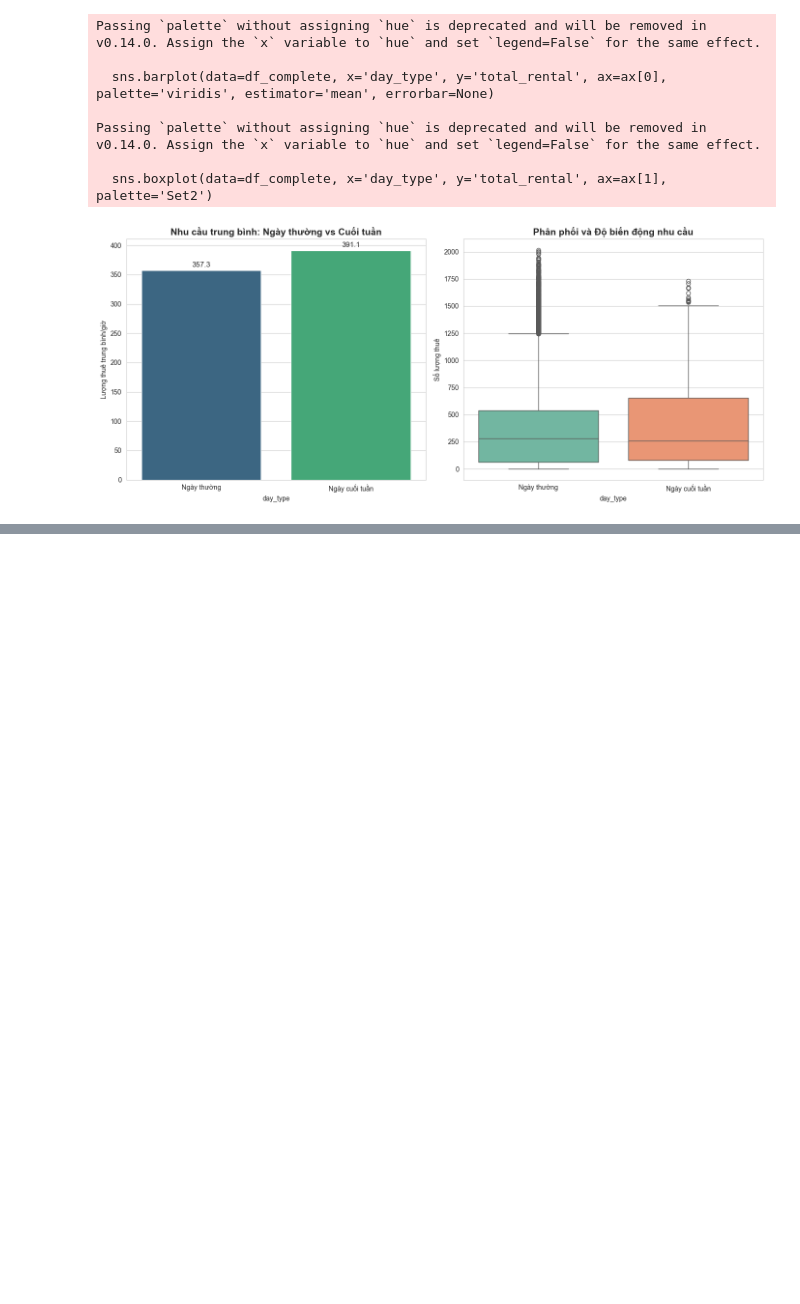
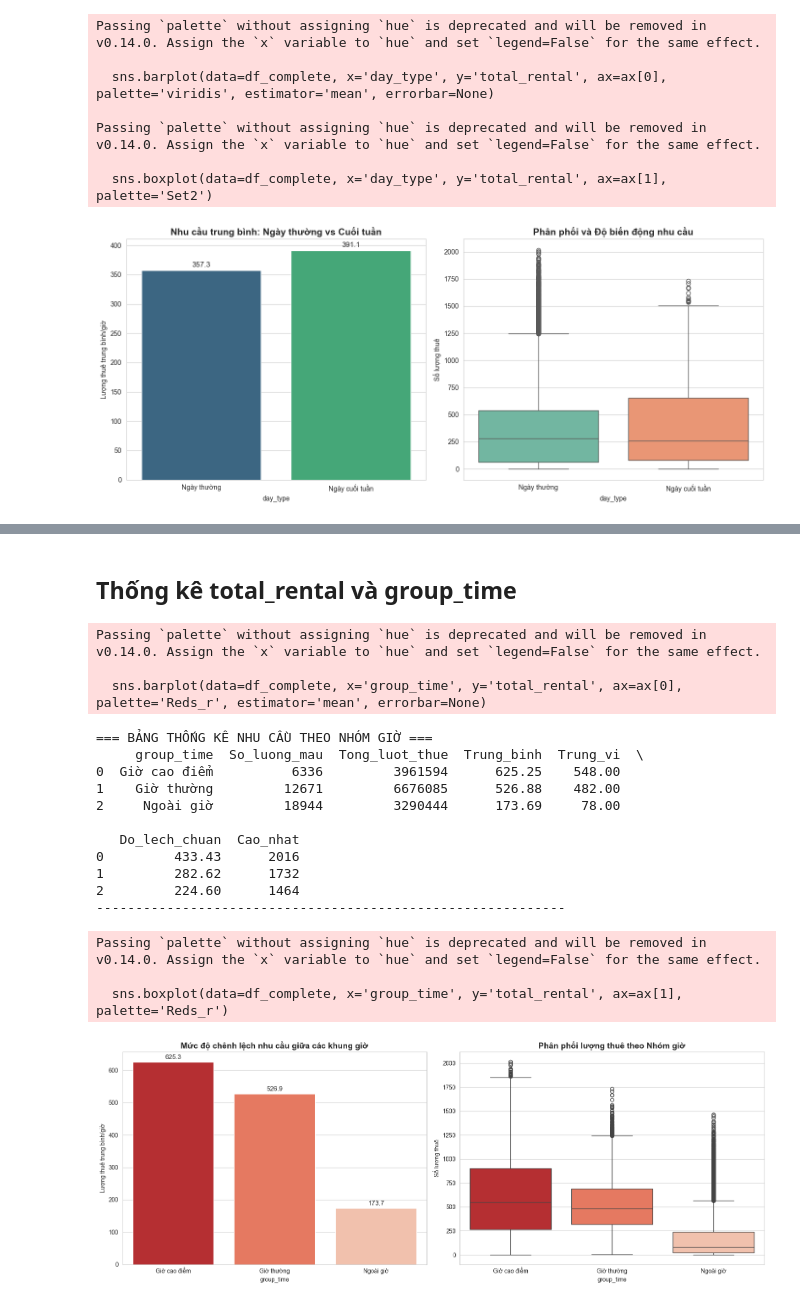
Before and after one commit to thanhhao1207-cell/bike-sharing-demand-forecast, a Jupyter notebook: notebook/experiment (1).ipynb, the cells around one changed output, grey strips where cells are left out. Drawn from its saved outputs; the diff is of its cells as text; code cells hidden in the pictures; blank space fills up the shorter version.

```diff
--- a/notebook/experiment (1).ipynb
+++ b/notebook/experiment (1).ipynb
@@ -359,3 +459,67 @@ Passing `palette` without assigning `hue` is deprecated and will be removed in v
+# %% [markdown]
+## Thống kê total_rental và group_time
+# %%
+# 1. THIẾT LẬP THỨ TỰ HIỂN THỊ (Logical Order)
+# Sắp xếp từ quan trọng nhất đến ít quan trọng nhất
+time_order = ['Giờ cao điểm', 'Giờ thường', 'Ngoài giờ']
+
+# Kiểm tra xem dữ liệu có khớp tên không để ép kiểu
+if set(df_complete['group_time'].unique()).issubset(set(time_order)):
+    df_complete['group_time'] = pd.Categorical(df_complete['group_time'], categories=time_order, ordered=True)
+
+# 2. TÍNH BẢNG THỐNG KÊ CHI TIẾT
+stats_time = df_complete.groupby('group_time')['total_rental'].agg(
+    So_luong_mau=('count'),
+    Tong_luot_thue=('sum'),
+    Trung_binh=('mean'),
+    Trung_vi=('median'),
+    Do_lech_chuan=('std'),
+    Cao_nhat=('max')
+).reset_index()
+
+print("=== BẢNG THỐNG KÊ NHU CẦU THEO NHÓM GIỜ ===")
+print(stats_time)
+print("-" * 60)
+
+# 3. VẼ BIỂU ĐỒ (2 HÌNH)
+fig, ax = plt.subplots(1, 2, figsize=(16, 6))
+
+# Hình 1: Barplot (Trung bình)
+# Dùng palette 'Reds_r' (Đỏ đậm -> Nhạt) để nhấn mạnh sự cấp thiết của Giờ cao điểm
+sns.barplot(data=df_complete, x='group_time', y='total_rental', ax=ax[0], palette='Reds_r', estimator='mean', errorbar=None)
+ax[0].set_title('Mức độ chênh lệch nhu cầu giữa các khung giờ', fontsize=14, fontweight='bold')
+ax[0].set_ylabel('Lượng thuê trung bình/giờ')
+
+# Hiện số lên đầu cột
+for container in ax[0].containers:
+    ax[0].bar_label(container, fmt='%.1f', padding=3, fontsize=11)
+
+# Hình 2: Boxplot (Phân phối)
+sns.boxplot(data=df_complete, x='group_time', y='total_rental', ax=ax[1], palette='Reds_r')
+ax[1].set_title('Phân phối lượng thuê theo Nhóm giờ', fontsize=14, fontweight='bold')
+ax[1].set_ylabel('Số lượng thuê')
+
+plt.tight_layout()
+plt.show()
+# %% [output]
+Passing `palette` without assigning `hue` is deprecated and will be removed in v0.14.0. Assign the `x` variable to `hue` and set `legend=False` for the same effect.
+
+  sns.barplot(data=df_complete, x='group_time', y='total_rental', ax=ax[0], palette='Reds_r', estimator='mean', errorbar=None)
+=== BẢNG THỐNG KÊ NHU CẦU THEO NHÓM GIỜ ===
+     group_time  So_luong_mau  Tong_luot_thue  Trung_binh  Trung_vi  \
+0  Giờ cao điểm          6336         3961594      625.25    548.00
+1    Giờ thường         12671         6676085      526.88    482.00
+2     Ngoài giờ         18944         3290444      173.69     78.00
+
+   Do_lech_chuan  Cao_nhat
+0         433.43      2016
+1         282.62      1732
+2         224.60      1464
+------------------------------------------------------------
+Passing `palette` without assigning `hue` is deprecated and will be removed in v0.14.0. Assign the `x` variable to `hue` and set `legend=False` for the same effect.
+
+  sns.boxplot(data=df_complete, x='group_time', y='total_rental', ax=ax[1], palette='Reds_r')
+[figure, added]
 # %%
 import pandas as pd
 import numpy as np
```
Also changed, not shown: parts of 16 cells of this notebook.
